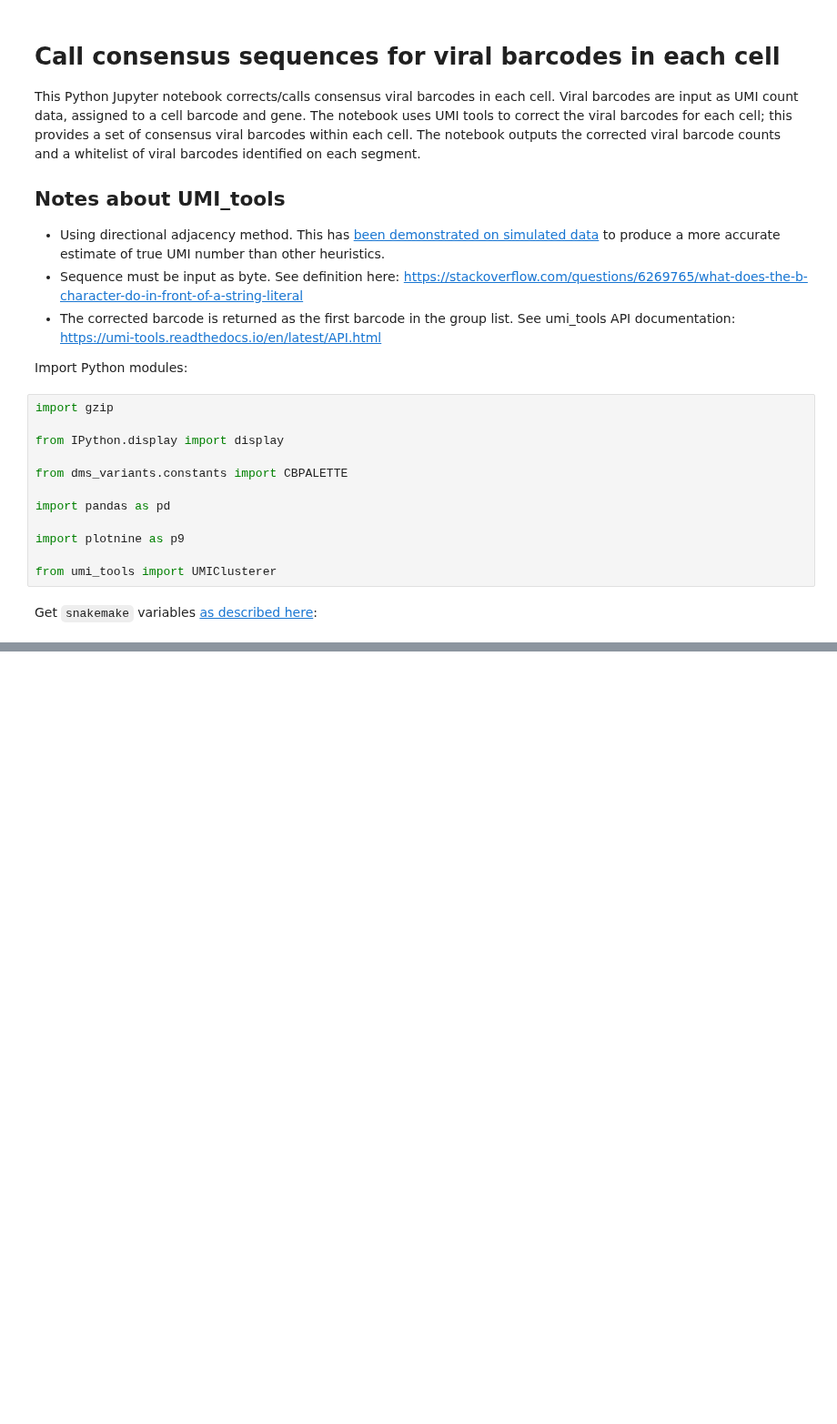
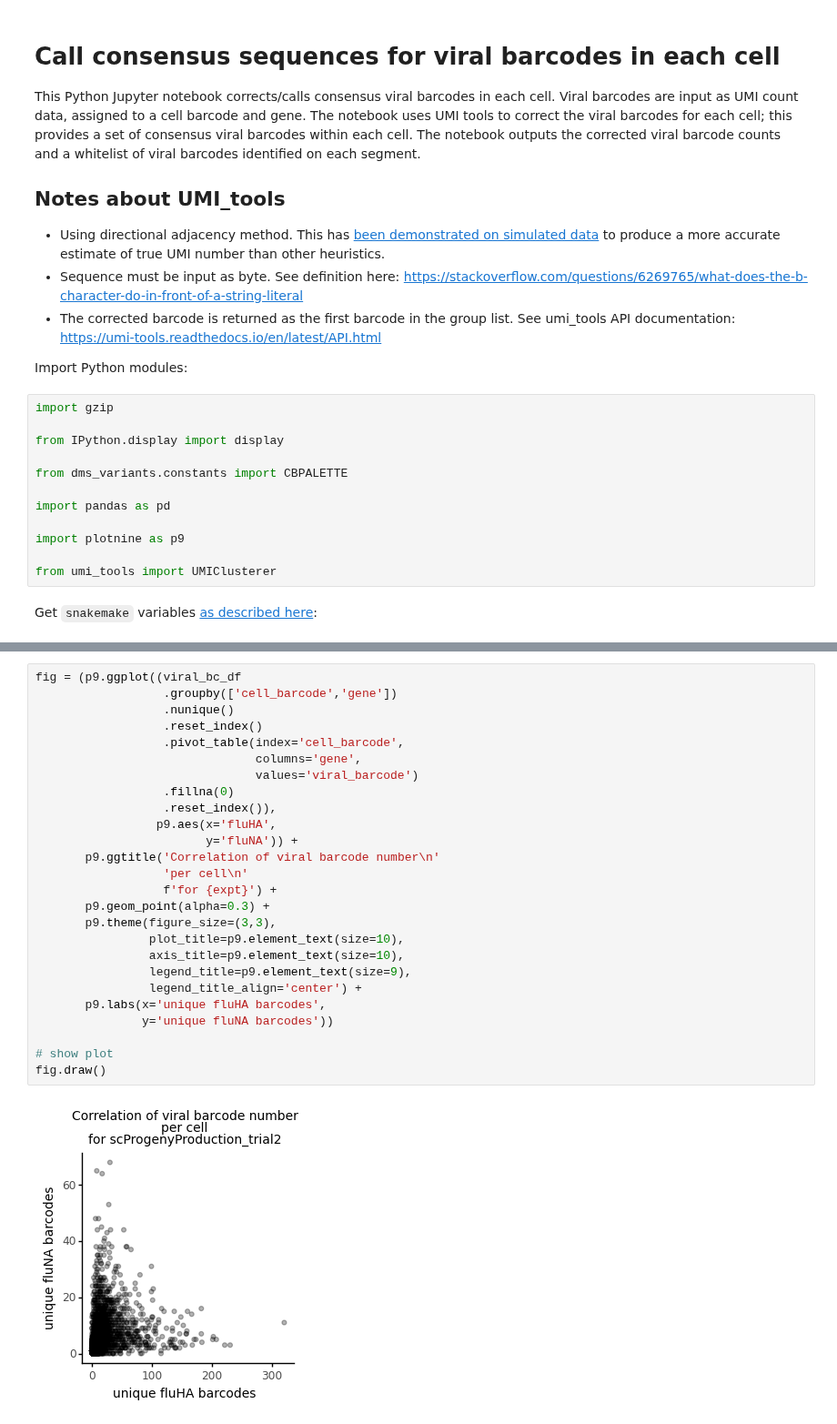
Before and after one commit to jbloomlab/barcoded_flu_pdmH1N1, a Jupyter notebook: viral_barcode_consensus_by_cell.py.ipynb, the cells around one changed output, grey strips where cells are left out. Shown at 91% size. Cells and saved outputs as stored; diff of their text form; blank space fills up the shorter version.

```diff
--- a/viral_barcode_consensus_by_cell.py.ipynb
+++ b/viral_barcode_consensus_by_cell.py.ipynb
@@ -26,0 +76,28 @@ viral_bc_by_cell = 'results/viral_fastq10x/scProgenyProduction_trial2_viral_bc_b
+# %%
+fig = (p9.ggplot((viral_bc_df
+                  .groupby(['cell_barcode','gene'])
+                  .nunique()
+                  .reset_index()
+                  .pivot_table(index='cell_barcode',
+                               columns='gene',
+                               values='viral_barcode')
+                  .fillna(0)
+                  .reset_index()),
+                 p9.aes(x='fluHA',
+                        y='fluNA')) +
+       p9.ggtitle('Correlation of viral barcode number\n'
+                  'per cell\n'
+                  f'for {expt}') +
+       p9.geom_point(alpha=0.3) +
+       p9.theme(figure_size=(3,3),
+                plot_title=p9.element_text(size=10),
+                axis_title=p9.element_text(size=10),
+                legend_title=p9.element_text(size=9),
+                legend_title_align='center') +
+       p9.labs(x='unique fluHA barcodes',
+               y='unique fluNA barcodes'))
+
+# show plot
+fig.draw()
+# %% [output]
+[figure, added]
```
Also changed, not shown: parts of 7 cells of this notebook.
